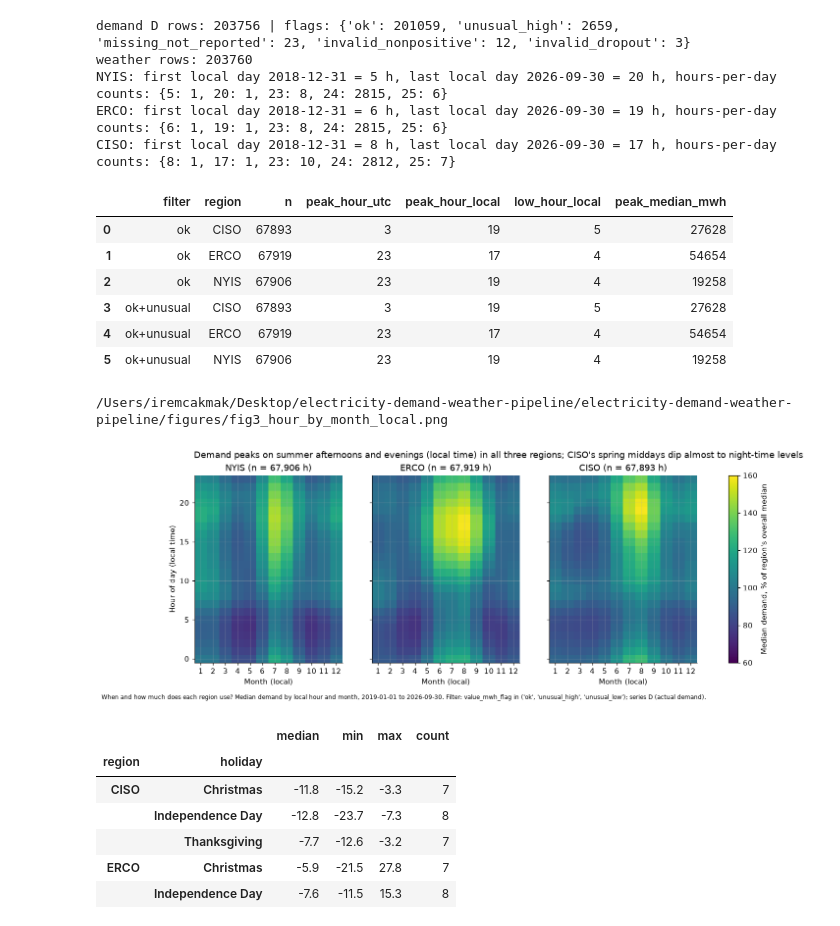
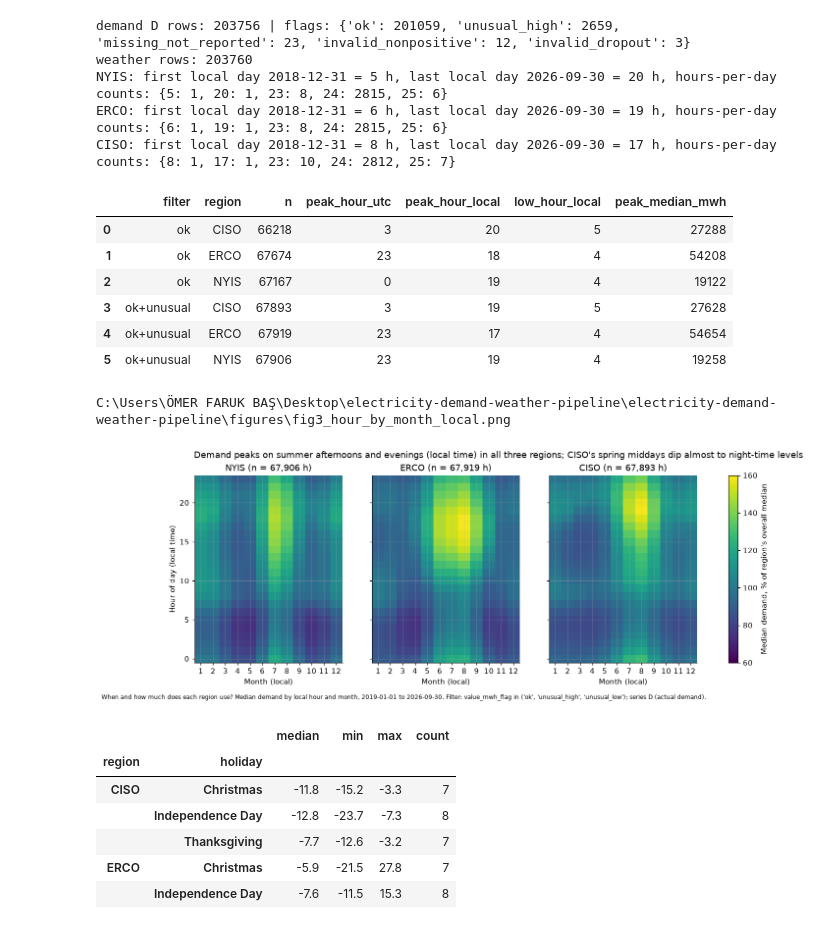
Before and after one commit to se-230717018/electricity-demand-weather-pipeline, a Jupyter notebook: notebooks/m4_eda.ipynb, the cells around one changed output. Drawn from its saved outputs; the diff is of its cells as text; code cells hidden in the pictures.

```diff
--- a/notebooks/m4_eda.ipynb
+++ b/notebooks/m4_eda.ipynb
@@ -476,21 +476,21 @@ ERCO: first local day 2018-12-31 = 6 h, last local day 2026-09-30 = 19 h, hours-
 CISO: first local day 2018-12-31 = 8 h, last local day 2026-09-30 = 17 h, hours-per-day counts: {8: 1, 17: 1, 23: 10, 24: 2812, 25: 7}
 # %%
 ir_rows = []
-for name, flags in [("ok", TRUSTED_FLAGS), ("ok+unusual", TRUSTED_FLAGS_WIDE)]:
+for name, flags in [("ok", OK_ONLY), ("ok+unusual", TRUSTED_FLAGS_WIDE)]:
     sub = ir_dem[ir_dem["flag"].isin(flags)]
     for region, g in sub.groupby("region"):
         by_utc = g.groupby(g["utc"].dt.hour)["value_mwh"].median()
         by_local = g.groupby("local_hour")["value_mwh"].median()
         ir_rows.append({"filter": name, "region": region, "n": len(g),
                         "peak_hour_utc": by_utc.idxmax(), "peak_hour_local": by_local.idxmax(),
                         "low_hour_local": by_local.idxmin(),
                         "peak_median_mwh": round(by_local.max())})
 pd.DataFrame(ir_rows)
 # %% [output]
 |  | filter | region | n | peak_hour_utc | peak_hour_local | low_hour_local | peak_median_mwh |
-| 0 | ok | CISO | 67893 | 3 | 19 | 5 | 27628 |
-| 1 | ok | ERCO | 67919 | 23 | 17 | 4 | 54654 |
-| 2 | ok | NYIS | 67906 | 23 | 19 | 4 | 19258 |
+| 0 | ok | CISO | 66218 | 3 | 20 | 5 | 27288 |
+| 1 | ok | ERCO | 67674 | 23 | 18 | 4 | 54208 |
+| 2 | ok | NYIS | 67167 | 0 | 19 | 4 | 19122 |
 | 3 | ok+unusual | CISO | 67893 | 3 | 19 | 5 | 27628 |
 | 4 | ok+unusual | ERCO | 67919 | 23 | 17 | 4 | 54654 |
 | 5 | ok+unusual | NYIS | 67906 | 23 | 19 | 4 | 19258 |
@@ -516,7 +516,7 @@ ir_fig.text(0.01, -0.04, "When and how much does each region use? Median demand
 print(save_fig(ir_fig, "fig3_hour_by_month_local"))
 plt.show()
 # %% [output]
-/Users/iremcakmak/Desktop/electricity-demand-weather-pipeline/electricity-demand-weather-pipeline/figures/fig3_hour_by_month_local.png
+C:\Users\ÖMER FARUK BAŞ\Desktop\electricity-demand-weather-pipeline\electricity-demand-weather-pipeline\figures\fig3_hour_by_month_local.png
 [figure]
 # %%
 ir_daily = (ir_dem[ir_dem["flag"].isin(TRUSTED_FLAGS_WIDE)]
```
Also changed, not shown: parts of 1 cell of this notebook, 1 other file.
